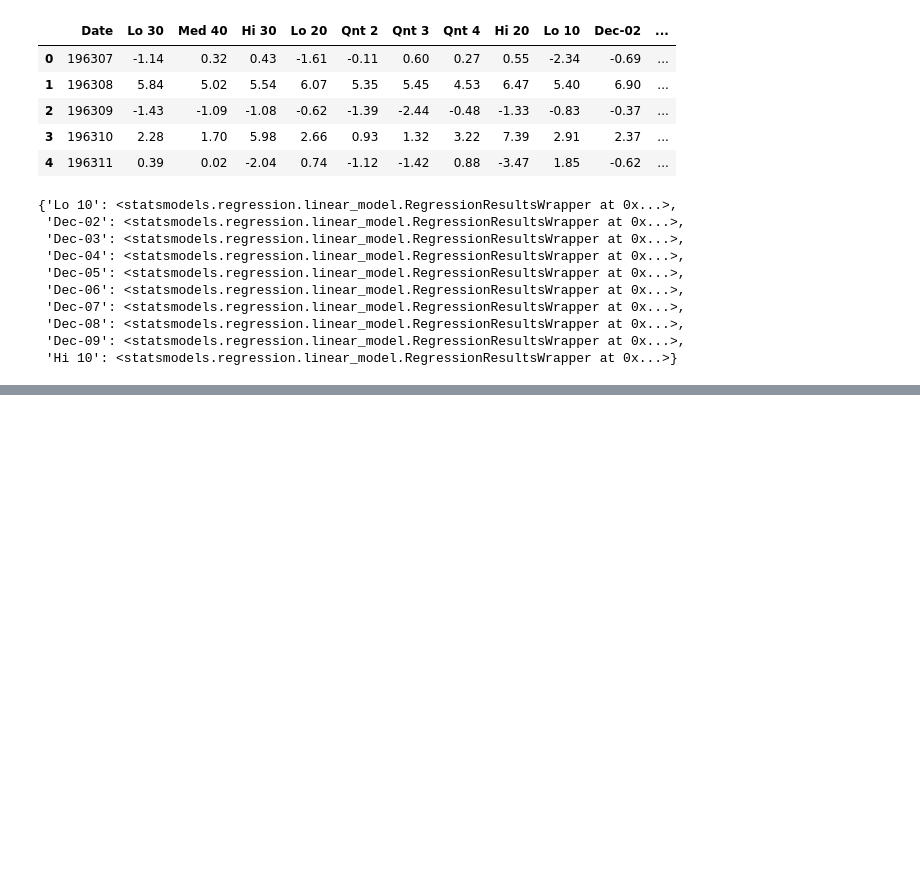
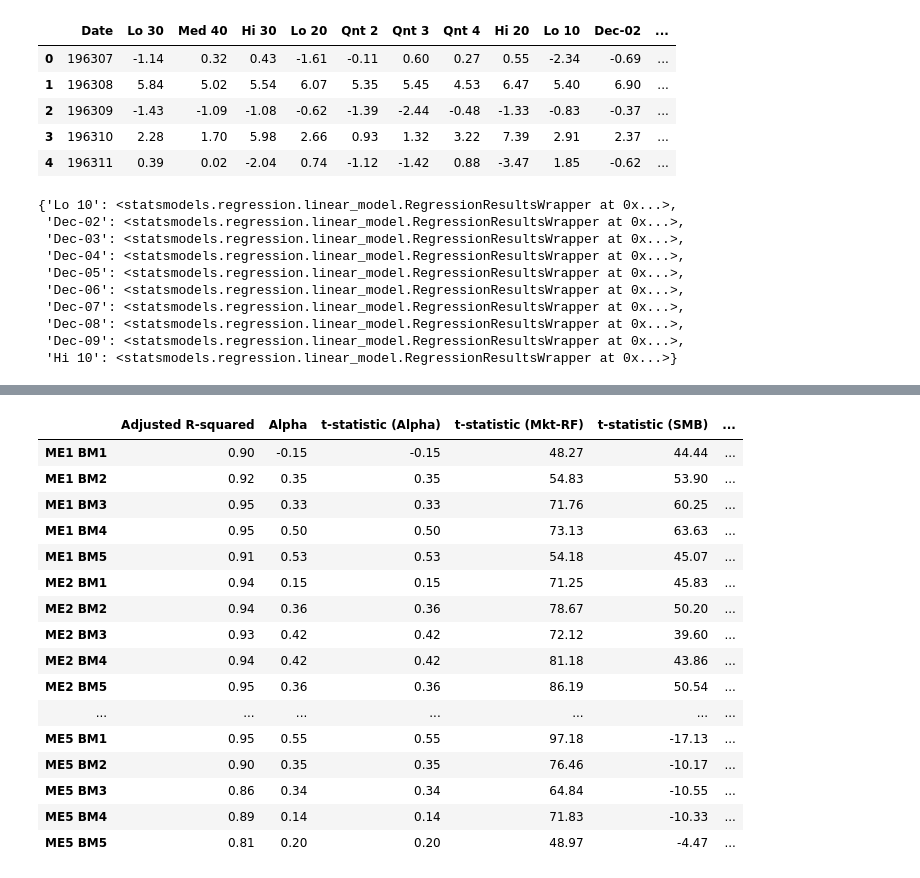
Before and after one commit to JiaqiSun45635/AP, a Jupyter notebook: Asset Pricing Assignment Q3.ipynb, the cells around one changed output, grey strips where cells are left out. Saved outputs shown, nothing was run; the diff lists cells and outputs as text; code cells hidden in the pictures; blank space fills up the shorter version.

```diff
--- a/Asset Pricing Assignment Q3.ipynb
+++ b/Asset Pricing Assignment Q3.ipynb
@@ -99,0 +272,40 @@ display(alphas)
+# %%
+# report adjusted R-squared, alphas, t-statistics for extended Fama-French model with INV regressor
+ffextended_r2_dict = {}
+ffextended_alpha_dict = {}
+ffextendedt_const_dict = {}
+ffextendedt_mktrf_dict = {}
+ffextendedt_smb_dict = {}
+ffextendedt_hml_dict = {}
+ffextendedt_inv_dict = {}
+
+for key in FF_extended:
+    res = FF_extended[key]
+    ffextended_r2_dict[key] = round(res.rsquared_adj,2)
+    ffextended_alpha_dict[key] = round(res.params['const'], 2)
+    ffextendedt_const_dict[key] = round(res.tvalues['const'], 2)
+    ffextendedt_mktrf_dict[key] = round(res.tvalues['Mkt-RF'], 2)
+    ffextendedt_smb_dict[key] = round(res.tvalues['SMB'], 2)
+    ffextendedt_hml_dict[key] = round(res.tvalues['HML'], 2)
+    ffextendedt_inv_dict[key] = round(res.tvalues['INV'], 2)
+
+ffextended = pd.DataFrame({"Adjusted R-squared": ffextended_r2_dict, "Alpha": ffextended_alpha_dict, "t-statistic (Alpha)": ffextended_alpha_dict, "t-statistic (Mkt-RF)": ffextendedt_mktrf_dict, "t-statistic (SMB)": ffextendedt_smb_dict, "t-statistic (HML)": ffextendedt_hml_dict, "t-statistic (INV)": ffextendedt_inv_dict})
+ffextended
+# %% [output]
+|  | Adjusted R-squared | Alpha | t-statistic (Alpha) | t-statistic (Mkt-RF) | t-statistic (SMB) | ... |
+| ME1 BM1 | 0.90 | -0.15 | -0.15 | 48.27 | 44.44 | ... |
+| ME1 BM2 | 0.92 | 0.35 | 0.35 | 54.83 | 53.90 | ... |
+| ME1 BM3 | 0.95 | 0.33 | 0.33 | 71.76 | 60.25 | ... |
+| ME1 BM4 | 0.95 | 0.50 | 0.50 | 73.13 | 63.63 | ... |
+| ME1 BM5 | 0.91 | 0.53 | 0.53 | 54.18 | 45.07 | ... |
+| ME2 BM1 | 0.94 | 0.15 | 0.15 | 71.25 | 45.83 | ... |
+| ME2 BM2 | 0.94 | 0.36 | 0.36 | 78.67 | 50.20 | ... |
+| ME2 BM3 | 0.93 | 0.42 | 0.42 | 72.12 | 39.60 | ... |
+| ME2 BM4 | 0.94 | 0.42 | 0.42 | 81.18 | 43.86 | ... |
+| ME2 BM5 | 0.95 | 0.36 | 0.36 | 86.19 | 50.54 | ... |
+| ... | ... | ... | ... | ... | ... | ... |
+| ME5 BM1 | 0.95 | 0.55 | 0.55 | 97.18 | -17.13 | ... |
+| ME5 BM2 | 0.90 | 0.35 | 0.35 | 76.46 | -10.17 | ... |
+| ME5 BM3 | 0.86 | 0.34 | 0.34 | 64.84 | -10.55 | ... |
+| ME5 BM4 | 0.89 | 0.14 | 0.14 | 71.83 | -10.33 | ... |
+| ME5 BM5 | 0.81 | 0.20 | 0.20 | 48.97 | -4.47 | ... |
```
Also changed, not shown: parts of 17 cells of this notebook, 6 other files.
